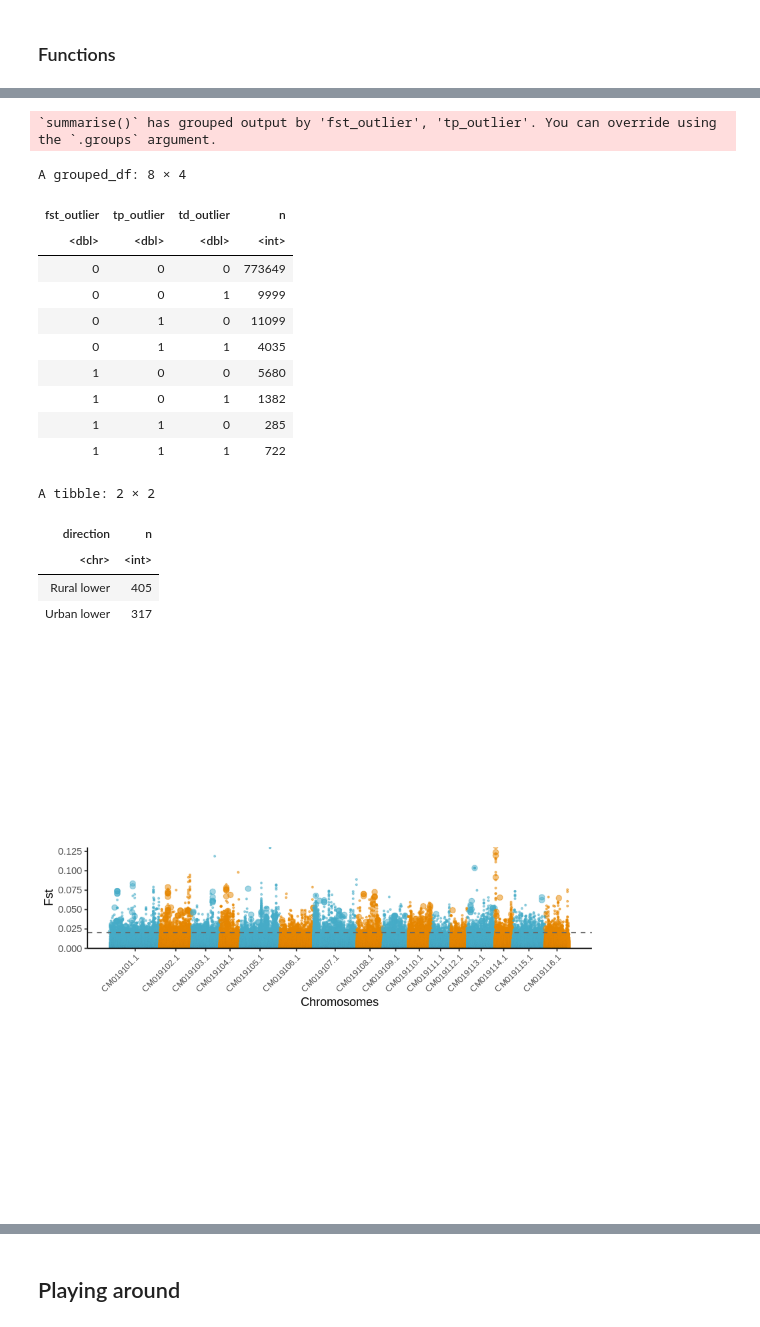
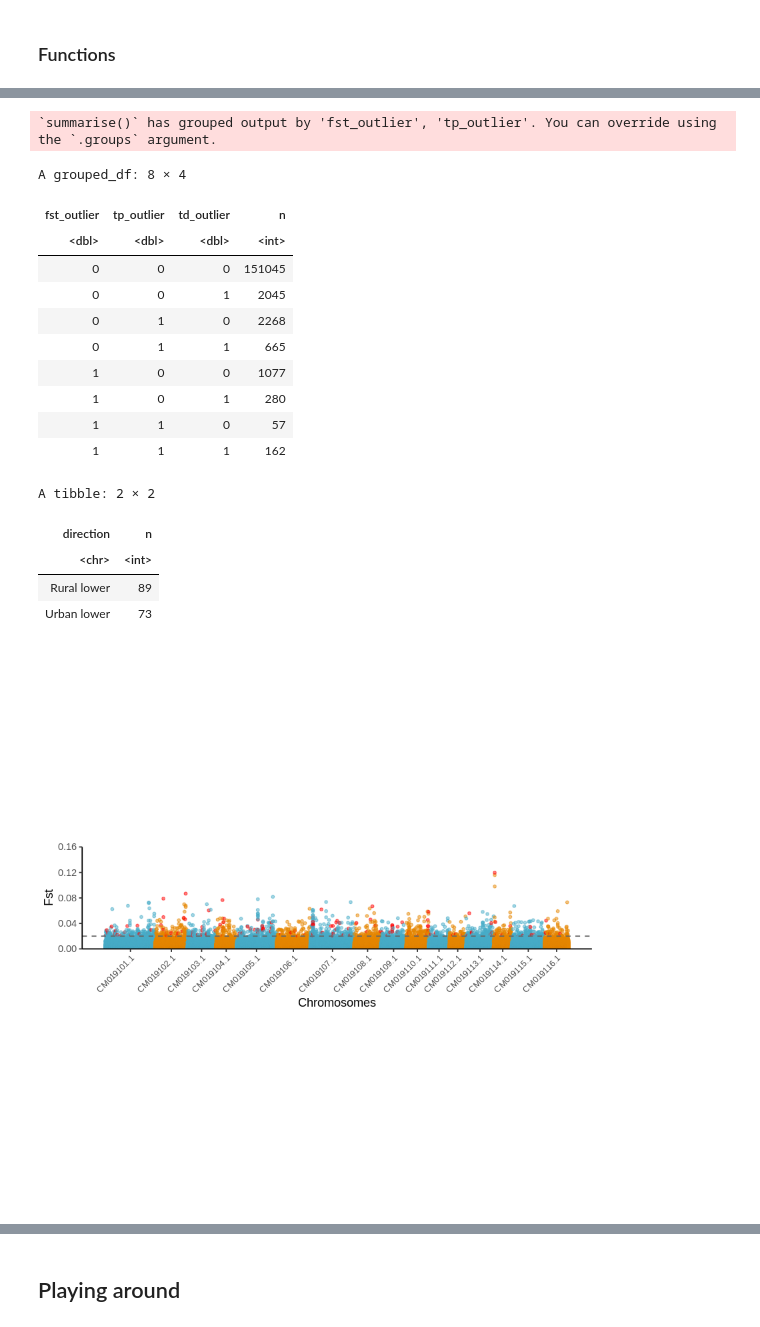
Before and after one commit to James-S-Santangelo/toronto_gwsd, a Jupyter notebook: notebooks/outlier_test.r.ipynb, the cells around one changed output, grey strips where cells are left out. Drawn from its saved outputs; the diff is of its cells as text; code cells hidden in the pictures.

```diff
--- a/notebooks/outlier_test.r.ipynb
+++ b/notebooks/outlier_test.r.ipynb
@@ -164,13 +222,17 @@ testChr_allStats_filt %>%
 # %%
 # Identify outliers across genome
-fst_quant_filt <- quantile(allStats_windowed_df %>% pull(fst), probs = c(0.99))
-tp_quant_filt <- quantile(allStats_windowed_df %>% pull(delta_tp_ur), probs = c(0.01, 0.99))
-td_quant_filt <- quantile(allStats_windowed_df %>% pull(delta_td_ur), probs = c(0.01, 0.99))
+nSites_thresh <- 200
+allStats_windowed_filt <- allStats_windowed_df %>%
+    filter_at(vars(starts_with('nSites')), ~ . >= nSites_thresh)
 
-fst_vals <- allStats_windowed_df %>% pull(fst)
+fst_quant_filt <- quantile(allStats_windowed_filt %>% pull(fst), probs = c(0.99))
+tp_quant_filt <- quantile(allStats_windowed_filt %>% pull(delta_tp_ur), probs = c(0.01, 0.99))
+td_quant_filt <- quantile(allStats_windowed_filt %>% pull(delta_td_ur), probs = c(0.01, 0.99))
+
+fst_vals <- allStats_windowed_filt %>% pull(fst)
 num_sites <- nrow(fst_quant_filt)
 
-allStats_windowed_df <- allStats_windowed_df %>%
+allStats_windowed_filt <- allStats_windowed_filt %>%
 mutate(fst_outlier = ifelse(fst >= fst_quant_filt, 1, 0),
        tp_outlier = ifelse(delta_tp_ur <= tp_quant_filt[1] | delta_tp_ur >= tp_quant_filt[2], 1, 0),
        td_outlier = ifelse(delta_td_ur <= td_quant_filt[1] | delta_td_ur >= td_quant_filt[2], 1, 0),
@@ -190,5 +252,5 @@ A tibble: 6 × 18
 # %%
-allStats_windowed_df %>%
+allStats_windowed_filt %>%
     group_by(fst_outlier, tp_outlier, td_outlier) %>%
     summarise(n = n())
 # %% [output]
@@ -196,16 +258,16 @@ allStats_windowed_df %>%
 A grouped_df: 8 × 4
 | fst_outlier | tp_outlier | td_outlier | n |
 | <dbl> | <dbl> | <dbl> | <int> |
-| 0 | 0 | 0 | 773649 |
-| 0 | 0 | 1 | 9999 |
-| 0 | 1 | 0 | 11099 |
-| 0 | 1 | 1 | 4035 |
-| 1 | 0 | 0 | 5680 |
-| 1 | 0 | 1 | 1382 |
-| 1 | 1 | 0 | 285 |
-| 1 | 1 | 1 | 722 |
+| 0 | 0 | 0 | 151045 |
+| 0 | 0 | 1 | 2045 |
+| 0 | 1 | 0 | 2268 |
+| 0 | 1 | 1 | 665 |
+| 1 | 0 | 0 | 1077 |
+| 1 | 0 | 1 | 280 |
+| 1 | 1 | 0 | 57 |
+| 1 | 1 | 1 | 162 |
 # %%
-allStats_windowed_df %>%
+allStats_windowed_filt %>%
     filter(all_outlier == 1) %>%
     mutate(direction = ifelse(delta_tp_ur < 0 & delta_td_ur < 0, 'Urban lower', 'Rural lower')) %>%
     group_by(direction) %>%
@@ -214,64 +276,64 @@ allStats_windowed_df %>%
 A tibble: 2 × 2
 | direction | n |
 | <chr> | <int> |
-| Rural lower | 405 |
-| Urban lower | 317 |
+| Rural lower | 89 |
+| Urban lower | 73 |
 # %%
-data_cum <- allStats_windowed_df %>%
+data_cum <- allStats_windowed_filt %>%
     group_by(Chr) %>%
     summarise(max_WinCenter = max(WinCenter)) %>%
     mutate(WinCenter_add = lag(cumsum(max_WinCenter), default = 0)) %>%
     dplyr::select(Chr, WinCenter_add)
 
-allStats_windowed_df_mod <- allStats_windowed_df %>%
+allStats_windowed_filt_mod <- allStats_windowed_filt %>%
     inner_join(data_cum, by = "Chr") %>%
     mutate(WinCenter_cum = WinCenter + WinCenter_add)
 
-axis_set <- allStats_windowed_df_mod %>%
+axis_set <- allStats_windowed_filt_mod %>%
   group_by(Chr) %>%
   summarize(center = mean(WinCenter_cum))
 
-outliers <- allStats_windowed_df_mod %>% filter(all_outlier == 1)
+outliers <- allStats_windowed_filt_mod %>% filter(all_outlier == 1)
 
-manhat_plot <- allStats_windowed_df_mod %>%
-#     filter(!(region %in% outliers$region)) %>%
-#     sample_frac(0.1) %>%
+manhat_plot <- allStats_windowed_filt_mod %>%
     mutate(chrom_cat = case_when(Chr == 'CM019101.1' ~ 'One',
                                  Chr == 'CM019102.1' ~ 'Two',
                                  Chr == 'CM019103.1' ~ 'One',
                                  Chr == 'CM019104.1' ~ 'Two',
                                  Chr == 'CM019105.1' ~ 'One',
                                  Chr == 'CM019106.1' ~ 'Two',
                                  Chr == 'CM019107.1' ~ 'One',
                                  Chr == 'CM019108.1' ~ 'Two',
                                  Chr == 'CM019109.1' ~ 'One',
                                  Chr == 'CM019110.1' ~ 'Two',
                                  Chr == 'CM019111.1' ~ 'One',
                                  Chr == 'CM019112.1' ~ 'Two',
                                  Chr == 'CM019113.1' ~ 'One',
                                  Chr == 'CM019114.1' ~ 'Two',
                                  Chr == 'CM019115.1' ~ 'One',
                                  Chr == 'CM019116.1' ~ 'Two')) %>%
+    mutate(color_cat = case_when(chrom_cat == 'One' & all_outlier == 0 ~ 'One_NO',
+                                 chrom_cat == 'Two' & all_outlier == 0 ~ 'Two_NO',
+                                 all_outlier == 1 ~ 'Outlier')) %>%
     ggplot(aes(x = WinCenter_cum, y = fst)) +
-        geom_point(shape = 21, alpha = 0.5, aes(fill = chrom_cat, color = chrom_cat, size = as.factor(all_outlier))) +
-#         geom_point(data=outliers, size = 1, alpha = 0.5, shape = 21, fill = '#B40F20', color = '#B40F20') +
+        geom_point(shape = 21, alpha = 0.5, size = 1, aes(fill = color_cat, color = color_cat)) +
         geom_hline(yintercept = fst_quant_filt, color = "grey40", linetype = "dashed") +
         scale_x_continuous(label = axis_set$Chr, breaks = axis_set$center) +
         scale_y_continuous(expand = c(0,0)) +
-        coord_cartesian(ylim = c(0, 0.13)) +
-        scale_fill_manual(values = c("#46ACC8", "#E58601")) +
-        scale_color_manual(values = c("#46ACC8", "#E58601")) +
+        coord_cartesian(ylim = c(0, 0.16)) +
+        scale_fill_manual(values = c("#46ACC8", "Red", "#E58601")) +
+        scale_color_manual(values = c("#46ACC8", "Red", "#E58601")) +
         scale_size_manual(values = c(0.5,2)) +
         ylab('Fst') + xlab('Chromosomes') +
         theme_classic() +
         theme(
             aspect.ratio = 0.2,
             legend.position = "none",
             panel.border = element_blank(),
             panel.grid.major.x = element_blank(),
             panel.grid.minor.x = element_blank(),
             axis.text.x = element_text(angle = 45, size = 8,hjust = 1)
           )
 manhat_plot
 # %% [output]
-[figure, old version]
+[figure, new version]
```
Also changed, not shown: parts of 28 cells of this notebook, 2 other files.
